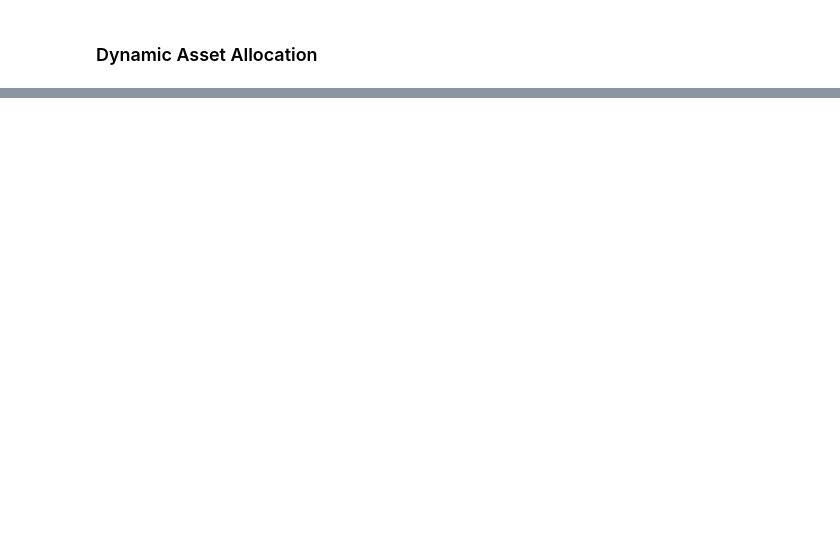
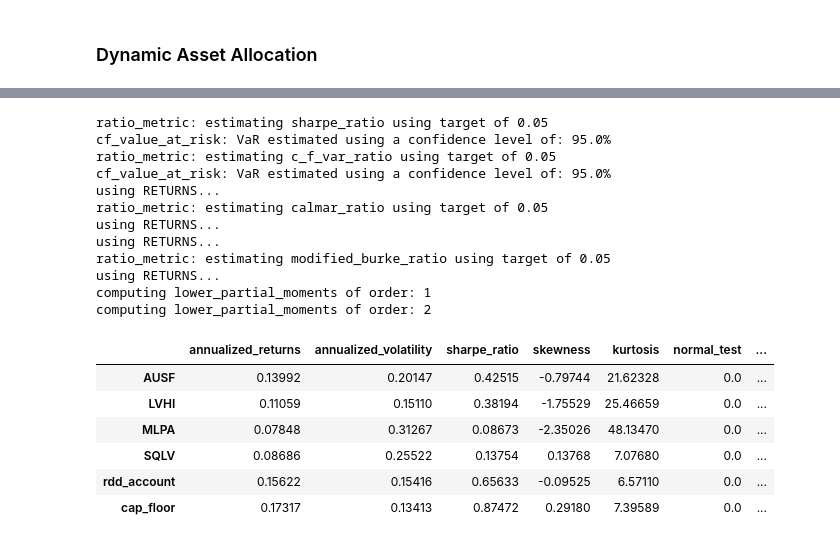
Before and after one commit to germanova/dynamic_asset_allocation_and_diversification, a Jupyter notebook: daa_diversification.ipynb, the cells around one changed output, grey strips where cells are left out. Cells and saved outputs as stored; diff of their text form; code cells hidden in the pictures; blank space fills up the shorter version.

```diff
--- a/daa_diversification.ipynb
+++ b/daa_diversification.ipynb
@@ -114,0 +88,43 @@ computing lower_partial_moments of order: 3
+# %%
+results = returns.join(daa_result['history'][strategy_name].pct_change().dropna(), on = 'Date')
+results = results.join(backtest_results['portfolio_value'].pct_change().dropna(), on = 'Date')
+results = results.dropna() # drop first 30 days required for first HRP estimation
+# %%
+metrics = [(annualized_returns, {}), (annualized_volatility, {}),
+                   (ratio_metric, {'metric': 'sharpe_ratio', 'target': TARGET}
+                    ), (scipy_metric, {'metric': 'skewness'}),
+                   (scipy_metric, {'metric': 'kurtosis'}
+                    ), (scipy_metric, {'metric': 'normal_test'}),
+                   (cf_value_at_risk, {'percentage': PERCENTAGE}),
+                   (ratio_metric, {'metric': 'c_f_var_ratio',
+                    'target': TARGET, 'percentage': PERCENTAGE}),
+                   (max_drawdown, {}), (ratio_metric, {
+                       'metric': 'calmar_ratio', 'target': TARGET}),
+                   (modified_burke_drawdown_measure, {}), (ratio_metric, {
+                       'metric': 'modified_burke_ratio', 'target': TARGET}),
+                   (omega_ratio_put_option, {'target': TARGET}),
+                   (sortino_ratio, {'target': TARGET})
+                   ]
+
+# try metrics=ALL_ABS_METRICS
+results_table = performance_metrics(results.drop(columns=['cash_bank']), metrics, round_to=5)
+# %% [output]
+ratio_metric: estimating sharpe_ratio using target of 0.05
+cf_value_at_risk: VaR estimated using a confidence level of: 95.0%
+ratio_metric: estimating c_f_var_ratio using target of 0.05
+cf_value_at_risk: VaR estimated using a confidence level of: 95.0%
+using RETURNS...
+ratio_metric: estimating calmar_ratio using target of 0.05
+using RETURNS...
+using RETURNS...
+ratio_metric: estimating modified_burke_ratio using target of 0.05
+using RETURNS...
+computing lower_partial_moments of order: 1
+computing lower_partial_moments of order: 2
+|  | annualized_returns | annualized_volatility | sharpe_ratio | skewness | kurtosis | normal_test | ... |
+| AUSF | 0.13992 | 0.20147 | 0.42515 | -0.79744 | 21.62328 | 0.0 | ... |
+| LVHI | 0.11059 | 0.15110 | 0.38194 | -1.75529 | 25.46659 | 0.0 | ... |
+| MLPA | 0.07848 | 0.31267 | 0.08673 | -2.35026 | 48.13470 | 0.0 | ... |
+| SQLV | 0.08686 | 0.25522 | 0.13754 | 0.13768 | 7.07680 | 0.0 | ... |
+| rdd_account | 0.15622 | 0.15416 | 0.65633 | -0.09525 | 6.57110 | 0.0 | ... |
+| cap_floor | 0.17317 | 0.13413 | 0.87472 | 0.29180 | 7.39589 | 0.0 | ... |
```
Also changed, not shown: parts of 5 cells of this notebook, 8 other files.
